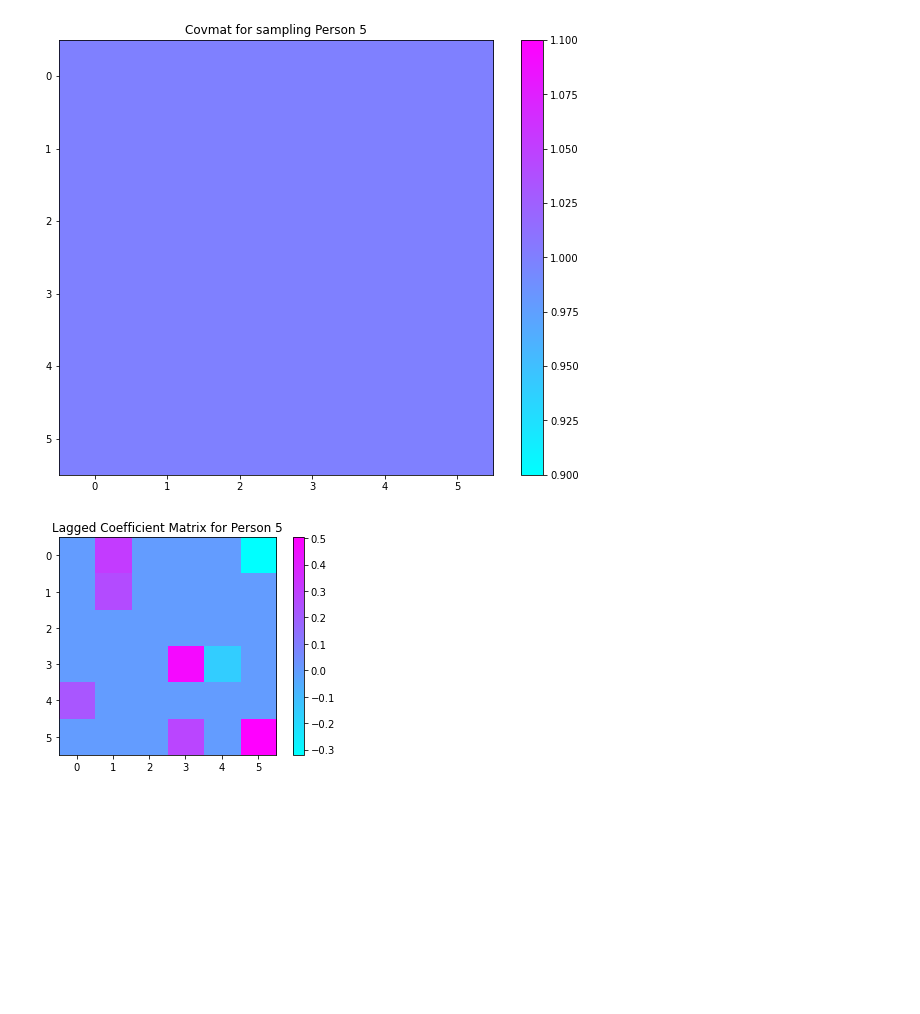
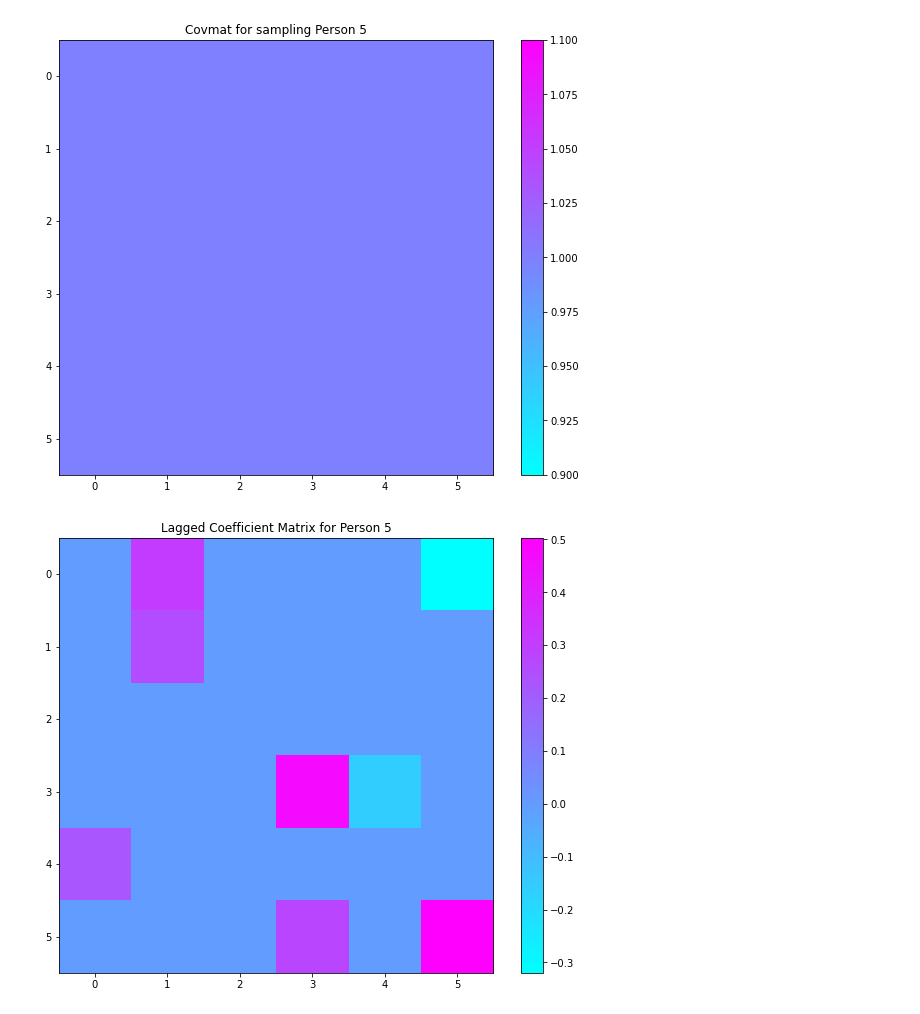
Before and after one commit to bangari-19/Collaborative-CIFAR-Project-, a Jupyter notebook: Module_Generation.ipynb, the cells around one changed output. Saved outputs shown, nothing was run; the diff lists cells and outputs as text; code cells hidden in the pictures; blank space fills up the shorter version.

```diff
--- a/Module_Generation.ipynb
+++ b/Module_Generation.ipynb
@@ -67,11 +68,13 @@ def coeff_draw_from_cov(amplitude, mat,cov,mask):
 
     return noisy_mat
 # %%
+fig=plt.figure(10, figsize=(10,8))
+fig.patch.set_facecolor('white')
 plt.imshow(B)
 plt.colorbar()
 plt.title('Lagged Coefficient Matrix for Person %i'%number)
 plt.savefig('lagmat_%i.png'%number)
 # %% [output]
-[figure, old version]
+[figure, new version]
 # %%
 mask = make_mask(B, contemp=False)
```
Also changed, not shown: parts of 6 cells of this notebook, 9 other files.
